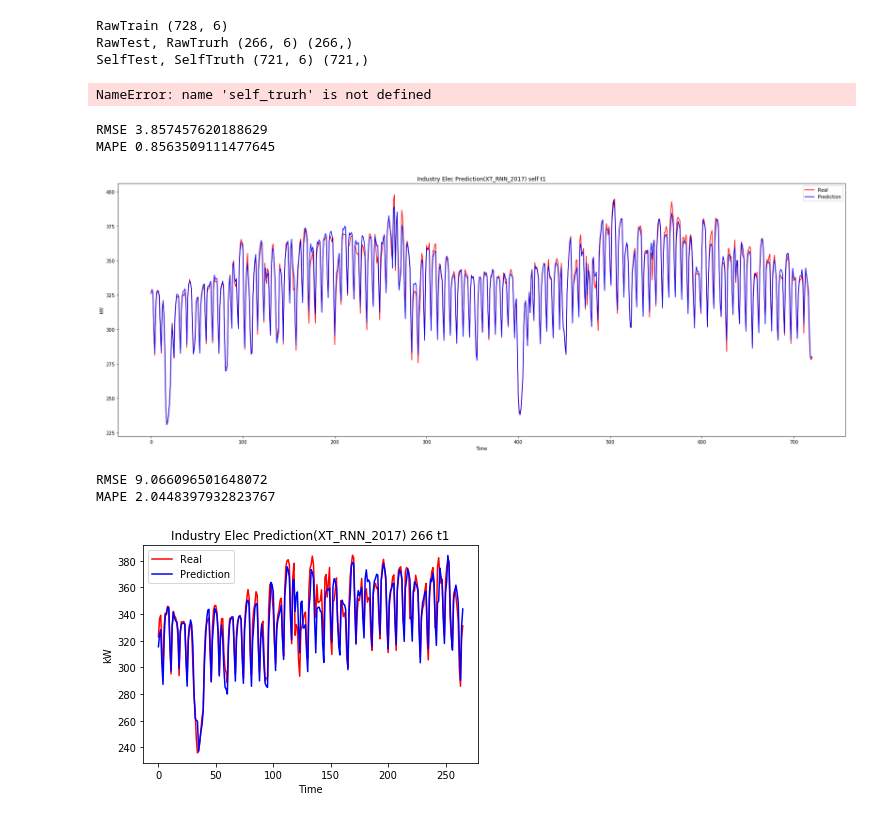
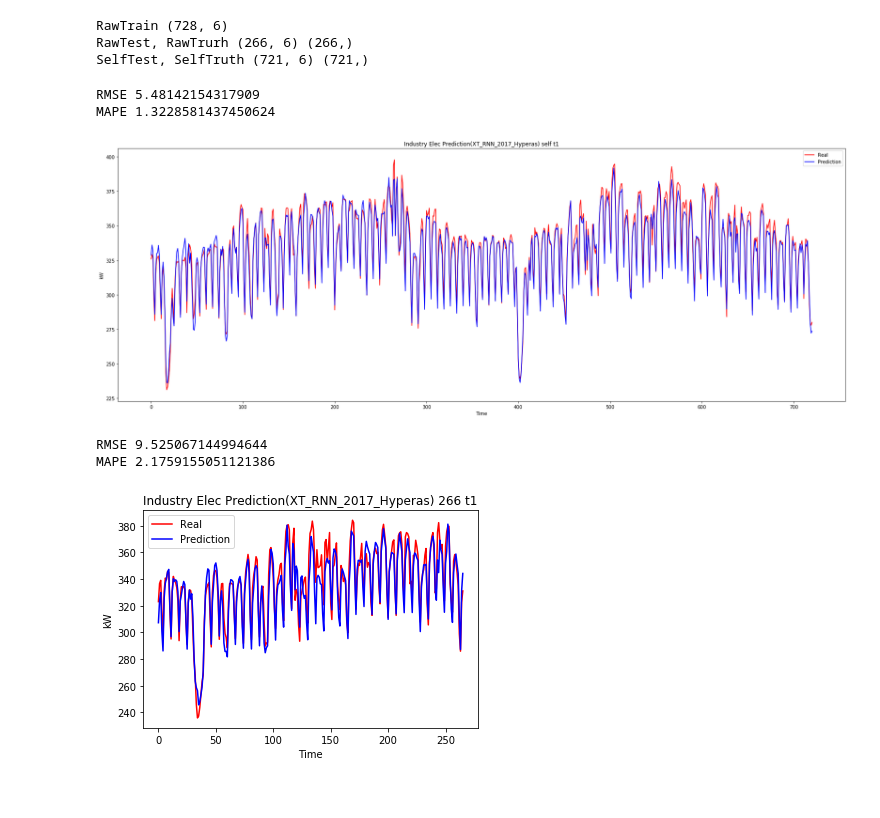
Before and after one commit to Chang-Siang/IndustryElec, a Jupyter notebook: IndustryElec_(RNN_XT)_Hyperas.ipynb, the cells around one changed output. Drawn from its saved outputs; the diff is of its cells as text; code cells hidden in the pictures.

```diff
--- a/IndustryElec_(RNN_XT)_Hyperas.ipynb
+++ b/IndustryElec_(RNN_XT)_Hyperas.ipynb
@@ -248,29 +237,29 @@ X_test = buildTest(RawTest.values, Timesteps, OutputDay)
 RawTrain (728, 6)
 RawTest, RawTrurh (266, 6) (266,)
 SelfTest, SelfTruth (721, 6) (721,)
-# %%
-self_predict, test_predict = evaluate_model(best_model, sc, SelfTruth, S_test, RawTrurh, X_test)
-# %% [output]
-NameError: name 'self_trurh' is not defined
 # %%
-t = 1
+t = 2
 save = True
-model_name = '(XT_RNN_2017)'
+model_name = '(XT_RNN_2017_Hyperas)'
 # %%
 self_trurh = pd.DataFrame(SelfTruth)
 self_trurh = deNormalize(sc, self_trurh.values)
-calcError(self_trurh, mean_self)
-showPlot(self_trurh, mean_self, model_name , "self", size="L", save=save)
+self_predict = forecast(best_model, S_test, self_trurh.shape)
+self_predict = deNormalize(sc, self_predict)
+calcError(self_trurh, self_predict)
+showPlot(self_trurh, self_predict, model_name , "self", size="L", save=save)
 # %% [output]
-RMSE 3.857457620188629
-MAPE 0.8563509111477645
+RMSE 5.48142154317909
+MAPE 1.3228581437450624
-[figure, old version]
+[figure, new version]
 # %%
 test_trurh = pd.DataFrame(RawTrurh)
 test_trurh = deNormalize(sc, test_trurh.values)
-calcError(test_trurh, mean_test)
-showPlot(test_trurh, mean_test, model_name , str(266), save=save)
+test_predict = forecast(best_model, X_test, test_trurh.shape)
+test_predict = deNormalize(sc, test_predict)
+calcError(test_trurh, test_predict)
+showPlot(test_trurh, test_predict, model_name , str(266), save=save)
 # %% [output]
-RMSE 9.066096501648072
-MAPE 2.0448397932823767
+RMSE 9.525067144994644
+MAPE 2.1759155051121386
-[figure, old version]
+[figure, new version]
```
Also changed, not shown: parts of 3 cells of this notebook.
